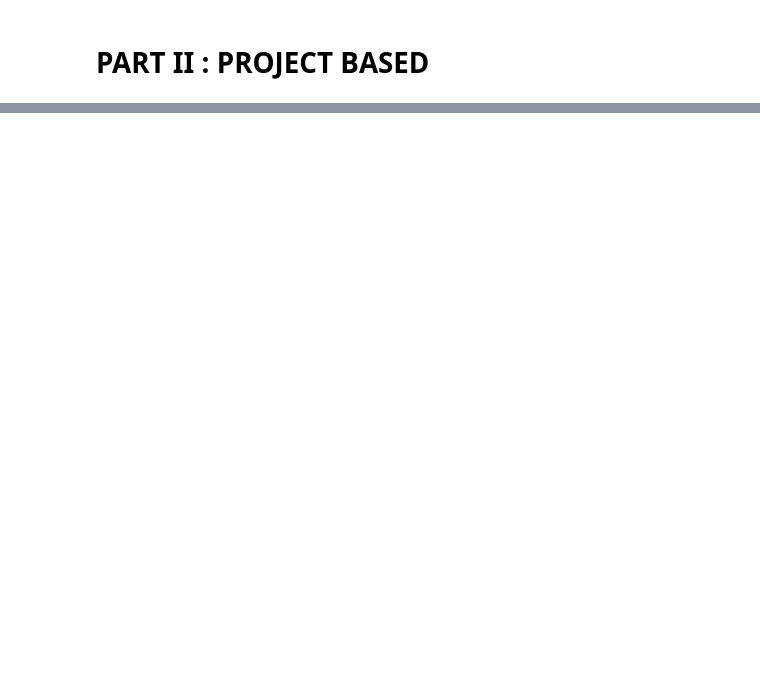
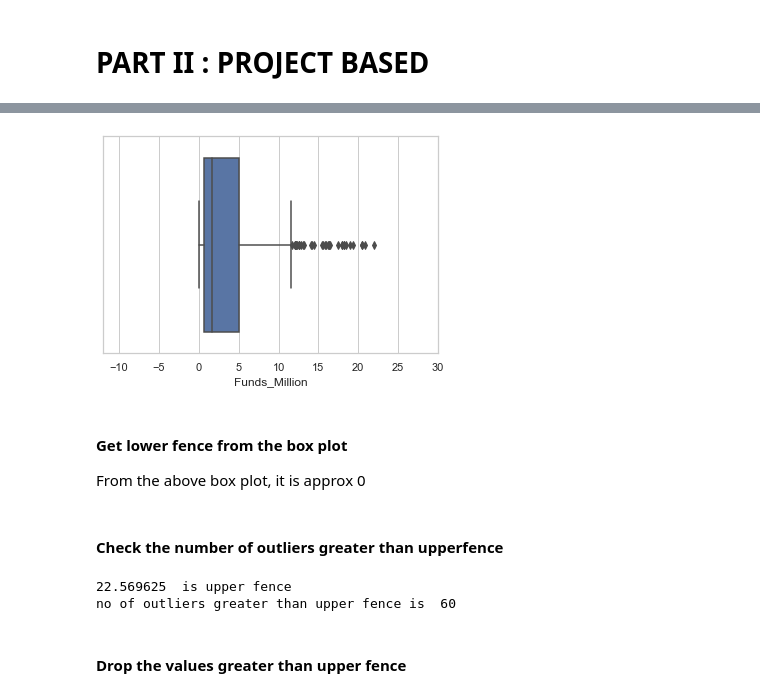
Before and after one commit to aishwarya-chamanoor/AIML_GreatLearning, a Jupyter notebook: Solution.ipynb, the cells around one changed output, grey strips where cells are left out. Cells and saved outputs as stored; diff of their text form; code cells hidden in the pictures; blank space fills up the shorter version.

```diff
--- a/Solution.ipynb
+++ b/Solution.ipynb
@@ -270,0 +351,3 @@ print((1- stats.norm.cdf(75.37,mean, std)) * 100);
+# %%
+startup_data=pd.read_csv('DS - Part3 - CompanyX_EU.csv')
+final_startup_data = startup_data.copy();
@@ -270,0 +399,4 @@ print((1- stats.norm.cdf(75.37,mean, std)) * 100);
+# %%
+startup_data.dropna(inplace=True);
+startup_data.reset_index(inplace=True)
+startup_data.info()
@@ -270,0 +418,27 @@ print((1- stats.norm.cdf(75.37,mean, std)) * 100);
+# %%
+###
+   # This function converts strings like '$123k' to a numerical value of the money in million dollars.
+   # For example it converts
+     # $1.7B  to  1700.0
+     # $10.1M  to  10.1
+     # $485K  to  0.485
+###
+
+def convertToMillions(strValue):
+    new_col = strValue.replace('$','')
+
+    curr_value = strValue.replace('$','')
+    if(strValue.endswith('K')):
+        curr_value = curr_value.replace('K','');
+        curr_value = float(curr_value)/1000;
+    elif strValue.endswith('B'):
+        curr_value = curr_value.replace('B','');
+        curr_value = float(curr_value) * 1000;
+    else:
+        curr_value = curr_value.replace('M','');
+        curr_value = float(curr_value)
+    return curr_value;
+# %%
+startup_data['Funds_Million'] = startup_data.Funding.copy().convert_dtypes()
+startup_data.Funds_Million  = startup_data.Funds_Million.apply(convertToMillions);
+startup_data.Funds_Million
@@ -270,0 +458,24 @@ print((1- stats.norm.cdf(75.37,mean, std)) * 100);
+# %%
+sns.set_style('whitegrid')
+ax = sns.boxplot(x="Funds_Million",data=startup_data);
+ax.set_xlim(-12,30);
+# %% [output]
+[figure, added]
+# %% [markdown]
+#### Get lower fence from the box plot
+From the above box plot, it is approx 0
+# %% [markdown]
+#### Check the number of outliers greater than upperfence
+# %%
+q1 = startup_data.Funds_Million.quantile(0.25)
+q3 = startup_data.Funds_Million.quantile(0.75)
+IQR  = q3-q1;
+upper_fence = q3+ (1.5 *(IQR))
+print(upper_fence, " is upper fence")
+no_of_outliers = len(startup_data.Funds_Million.loc[startup_data.Funds_Million > upper_fence])
+print("no of outliers greater than upper fence is ",no_of_outliers)
+# %% [output]
+22.569625  is upper fence
+no of outliers greater than upper fence is  60
+# %% [markdown]
+#### Drop the values greater than upper fence
```
Also changed, not shown: parts of 110 cells of this notebook.
